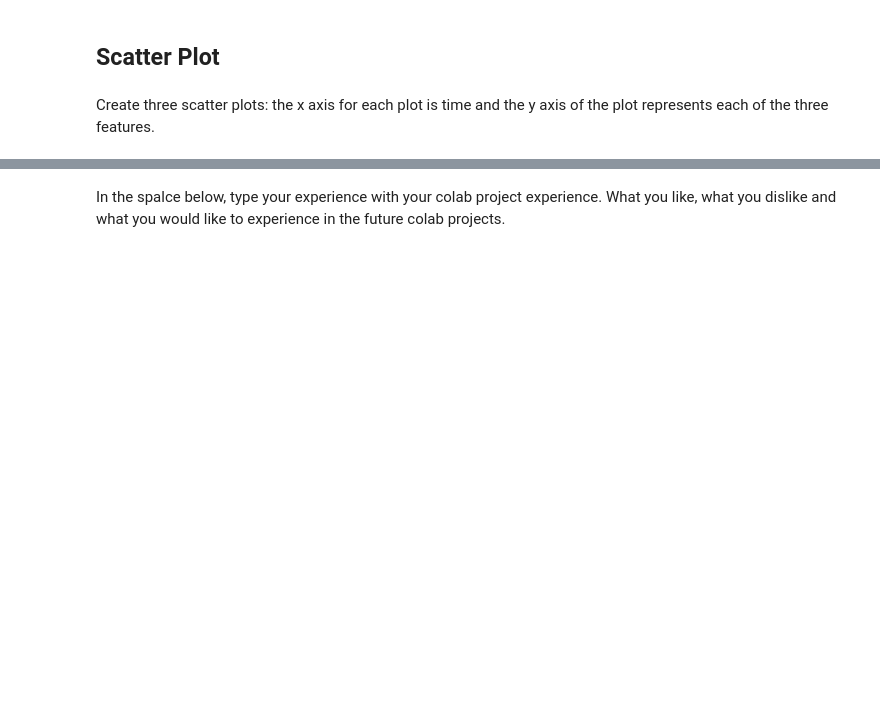
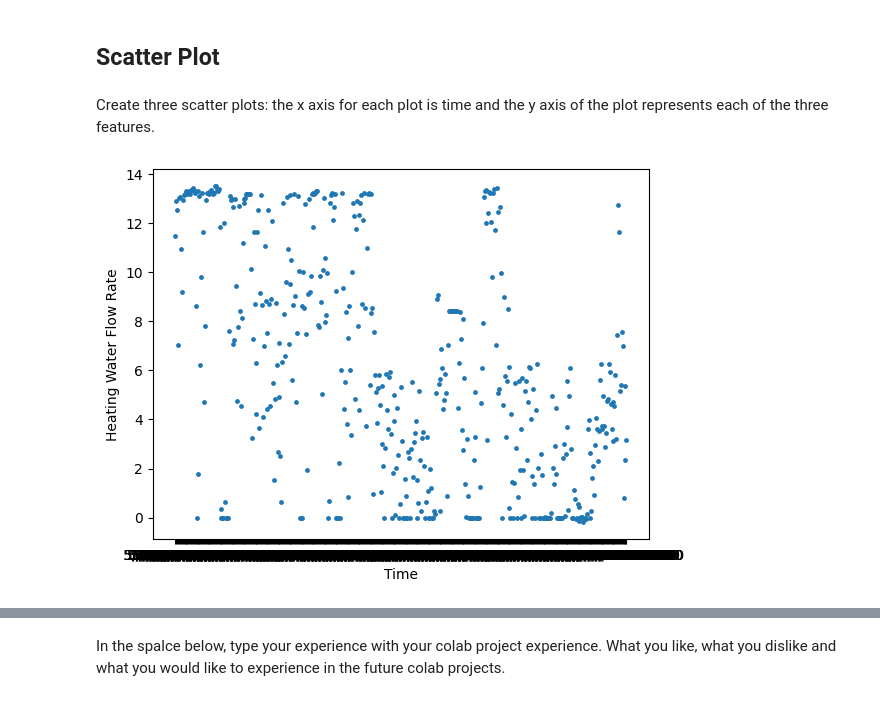
Before and after one commit to ncat-morrow/isen-project-1-loading, a Jupyter notebook: ISEN_370_Project_1_Assignment.ipynb, the cells around one changed output, grey strips where cells are left out. Drawn from its saved outputs; the diff is of its cells as text; code cells hidden in the pictures; blank space fills up the shorter version.

```diff
--- a/ISEN_370_Project_1_Assignment.ipynb
+++ b/ISEN_370_Project_1_Assignment.ipynb
@@ -110,3 +110,10 @@ Enter your answer in the text cell below:
 ## Scatter Plot
 # %% [markdown]
 Create three scatter plots: the x axis for each plot is time and the y axis of the plot represents each of the three features.
+# %%
+plt.scatter(data['Time'], data['Heating Water Flow Rate'], s=6)
+plt.xlabel("Time")
+plt.ylabel("Heating Water Flow Rate")
+plt.show()
+# %% [output]
+[figure, added]
```
Also changed, not shown: parts of 4 cells of this notebook.
